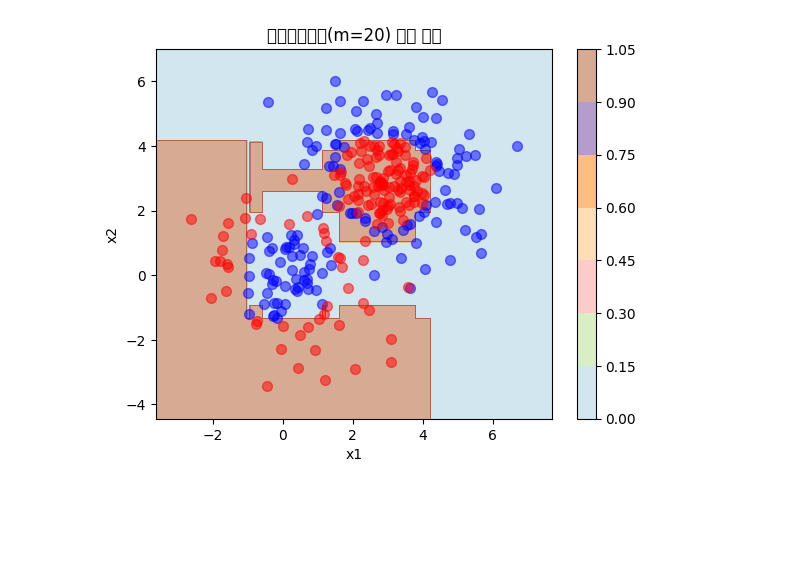
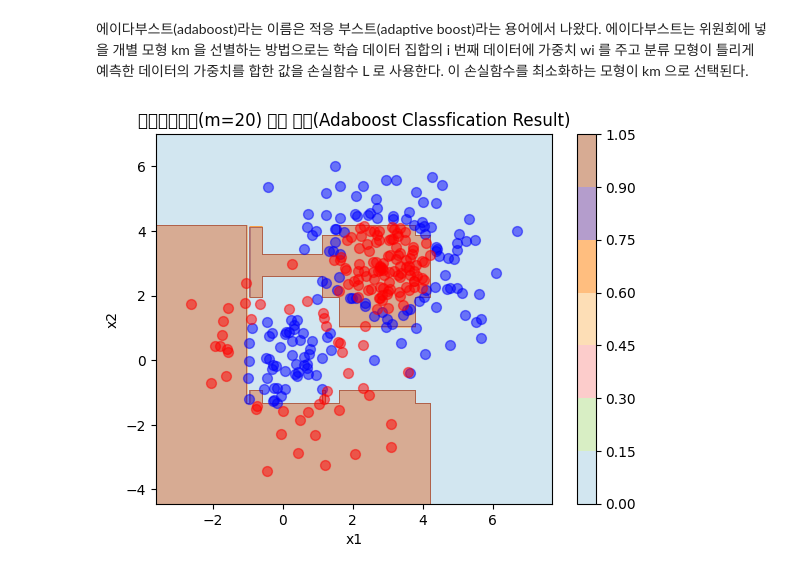
Before and after one commit to gracesjy/mldl_study, a Jupyter notebook: Adaboost 등에 대한.ipynb, the cells around one changed output. Drawn from its saved outputs; the diff is of its cells as text; code cells hidden in the pictures; blank space fills up the shorter version.

```diff
--- a/Adaboost 등에 대한.ipynb
+++ b/Adaboost 등에 대한.ipynb
@@ -8,6 +8,13 @@ import numpy as np
 import pandas as pd
 import matplotlib.pyplot as plt
 import seaborn as sns
+# %% [markdown]
+에이다부스트(adaboost)라는 이름은 적응 부스트(adaptive boost)라는 용어에서 나왔다. 에이다부스트는 위원회에 넣을 개별 모형 km
+을 선별하는 방법으로는 학습 데이터 집합의 i
+번째 데이터에 가중치 wi
+를 주고 분류 모형이 틀리게 예측한 데이터의 가중치를 합한 값을 손실함수 L
+로 사용한다. 이 손실함수를 최소화하는 모형이 km
+으로 선택된다.
 # %%
 from sklearn.datasets import make_gaussian_quantiles
 from sklearn.tree import DecisionTreeClassifier
@@ -44,33 +51,33 @@ class MyAdaBoostClassifier(AdaBoostClassifier):
         self.sample_weight[iboost] = sample_weight.copy()
         return sample_weight, estimator_weight, estimator_error
 
 model_ada = MyAdaBoostClassifier(DecisionTreeClassifier(max_depth=1, random_state=0), n_estimators=20)
 model_ada.fit(X, y)
 
-def plot_result(model, title="분류결과", legend=False, s=50):
+def plot_result(model, title="분류결과(Result of Classification)", legend=False, s=50):
     x1_min, x1_max = X[:, 0].min() - 1, X[:, 0].max() + 1
     x2_min, x2_max = X[:, 1].min() - 1, X[:, 1].max() + 1
     xx1, xx2 = np.meshgrid(np.arange(x1_min, x1_max, 0.02), np.arange(x2_min, x2_max, 0.02))
     if isinstance(model, list):
         Y = model[0].predict(np.c_[xx1.ravel(), xx2.ravel()]).reshape(xx1.shape)
         for i in range(len(model) - 1):
             Y += model[i + 1].predict(np.c_[xx1.ravel(), xx2.ravel()]).reshape(xx1.shape)
     else:
         Y = model.predict(np.c_[xx1.ravel(), xx2.ravel()]).reshape(xx1.shape)
     cs = plt.contourf(xx1, xx2, Y, cmap=plt.cm.Paired, alpha=0.5)
     for i, n, c in zip(range(2), "01", "br"):
         idx = np.where(y == i)
         plt.scatter(X[idx, 0], X[idx, 1], c=c, s=s, alpha=0.5, label="Class %s" % n)
     plt.xlim(x1_min, x1_max)
     plt.ylim(x2_min, x2_max)
     plt.xlabel('x1')
     plt.ylabel('x2')
     plt.title(title)
     plt.colorbar(cs)
     if legend:
         plt.legend()
     plt.grid(False)
 
-plot_result(model_ada, "에이다부스트(m=20) 분류 결과")
+plot_result(model_ada, "에이다부스트(m=20) 분류 결과(Adaboost Classfication Result)")
 # %% [output]
-[figure, old version]
+[figure, new version]
```
